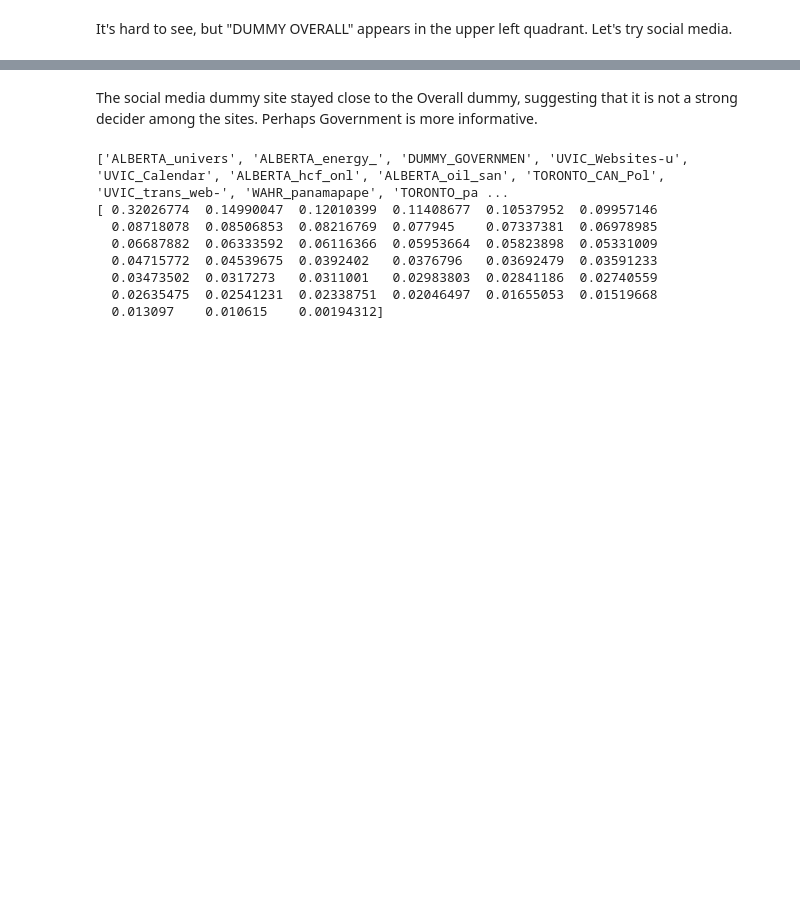
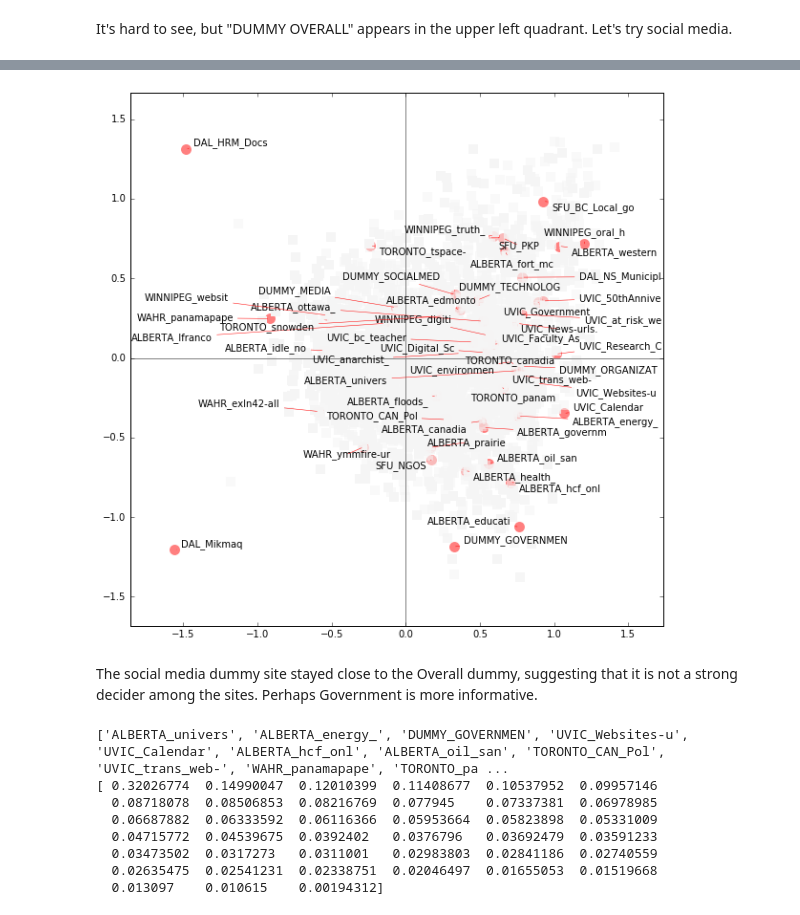
Before and after one commit to web-archive-group/WALK, a Jupyter notebook: Compare/Using_Compare_to_Evaluate_Web_Archive_Collections.ipynb, the cells around one changed output, grey strips where cells are left out. Cells and saved outputs as stored; diff of their text form; code cells hidden in the pictures; blank space fills up the shorter version.

```diff
--- a/Compare/Using_Compare_to_Evaluate_Web_Archive_Collections.ipynb
+++ b/Compare/Using_Compare_to_Evaluate_Web_Archive_Collections.ipynb
@@ -294,3 +308,23 @@ dummy3 = Compare(collection_var3[-1])
+# %%
+d3points = dummy3.result['rows']
+d3urls = dummy3.result['columns']
+d3rlabels = dummy3.response.index
+d3labels = dummy3.collection_names
+plt.figure(figsize=(10,10))
+plt.margins(0.1)
+plt.axhline(0, color='gray')
+plt.axvline(0, color='gray')
+plt.scatter(*d3points,  s=120, marker='o', c='r', alpha=.5, linewidths=0)
+plt.scatter(*d3urls,  s=120, marker='s', c='whitesmoke', alpha=.5, linewidths=0)
+texts=[]
+for x, y, label in zip(*d3points, d3labels):
+    texts.append(plt.text(x, y, label))
+
+AT.adjust_text(texts, arrowprops=dict(arrowstyle="-", color='r', lw=0.5))
+
+plt.show()
+# %% [output]
+[figure, added]
 # %% [markdown]
 The social media dummy site stayed close to the Overall dummy, suggesting that it is not a strong decider among the sites. Perhaps Government is more informative.
 # %%
```
Also changed, not shown: parts of 8 cells of this notebook.
